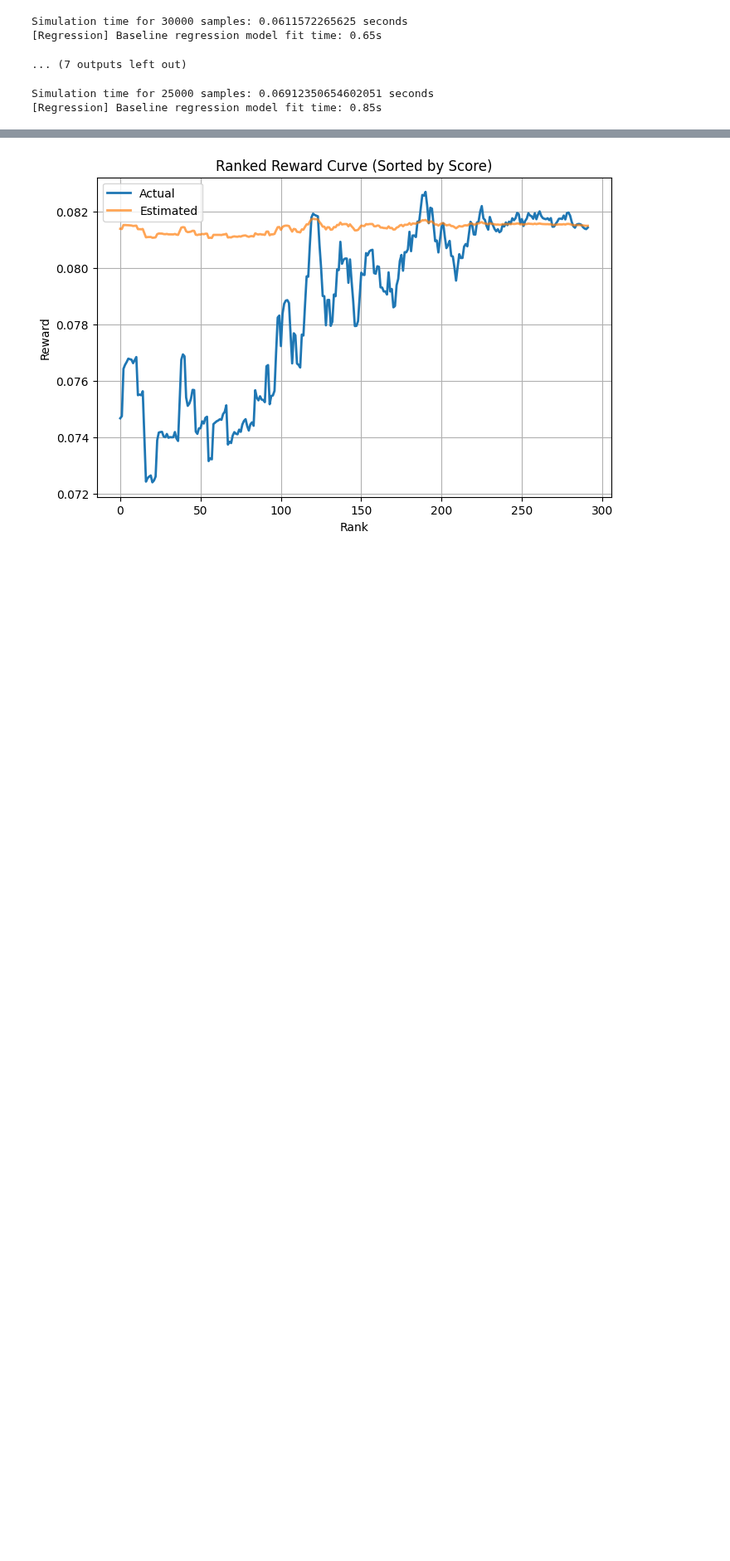
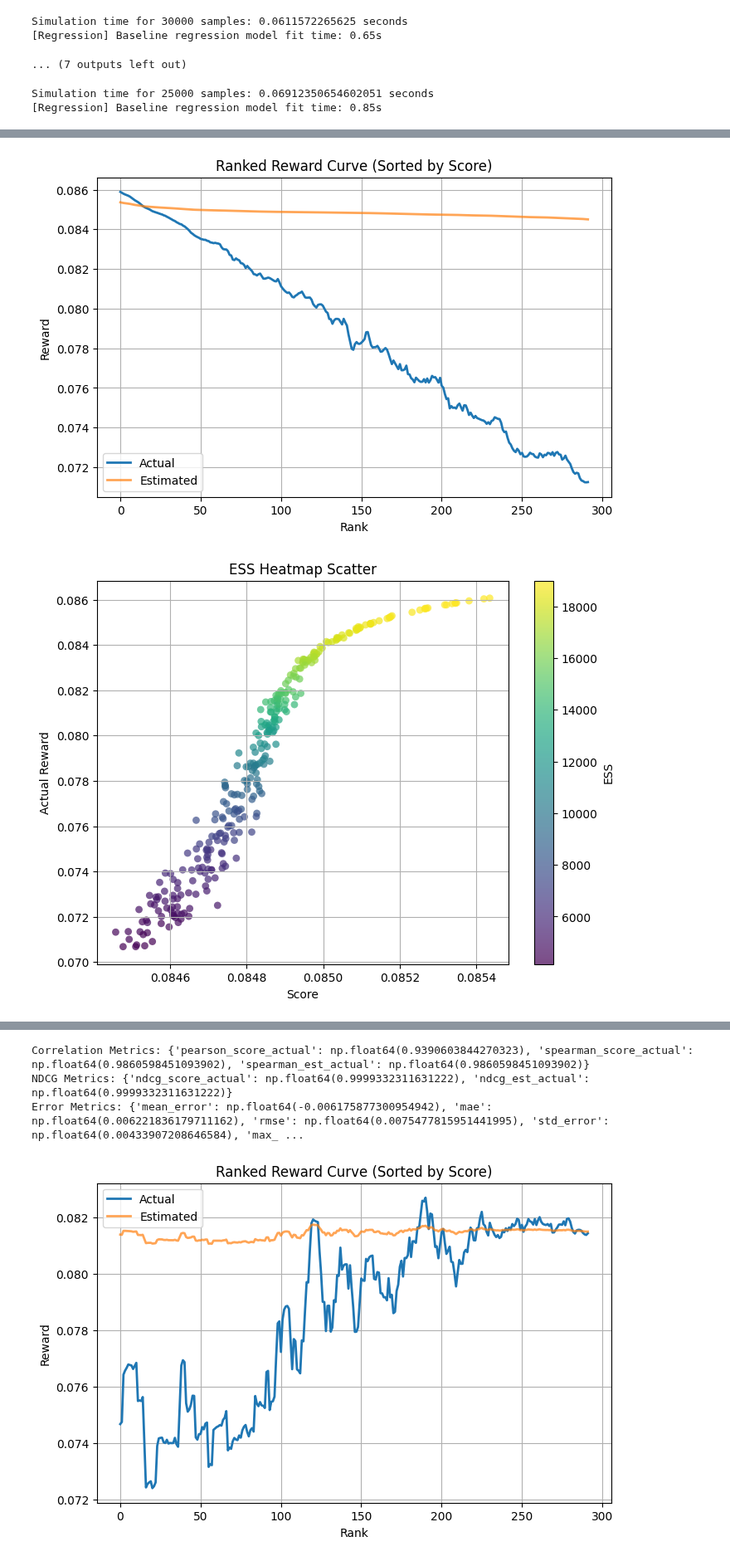
Before and after one commit to TauRoeed/OPC, a Jupyter notebook: run_OPL_tests.ipynb, the cells around one changed output, grey strips where cells are left out. Shown at 83% size. Drawn from its saved outputs; the diff is of its cells as text; code cells hidden in the pictures; blank space fills up the shorter version.

```diff
--- a/run_OPL_tests.ipynb
+++ b/run_OPL_tests.ipynb
@@ -210,0 +227,8 @@ Simulation time for 25000 samples: 0.06912350654602051 seconds
+# %%
+df2 = df.copy()
+df2['value'] = df2['user_attrs_r_hat']
+# %%
+compute_statistics_and_plots(df2)
+# %% [output]
+[figure, added]
+[figure, added]
@@ -211,3 +242,6 @@ Simulation time for 25000 samples: 0.06912350654602051 seconds
+Correlation Metrics: {'pearson_score_actual': np.float64(0.9390603844270323), 'spearman_score_actual': np.float64(0.9860598451093902), 'spearman_est_actual': np.float64(0.9860598451093902)}
+NDCG Metrics: {'ndcg_score_actual': np.float64(0.9999332311631222), 'ndcg_est_actual': np.float64(0.9999332311631222)}
+Error Metrics: {'mean_error': np.float64(-0.006175877300954942), 'mae': np.float64(0.006221836179711162), 'rmse': np.float64(0.0075477815951441995), 'std_error': np.float64(0.00433907208646584), 'max_ ...
 # %%
 compute_statistics_and_plots(df)
 # %% [output]
```
Also changed, not shown: parts of 2 cells of this notebook.
